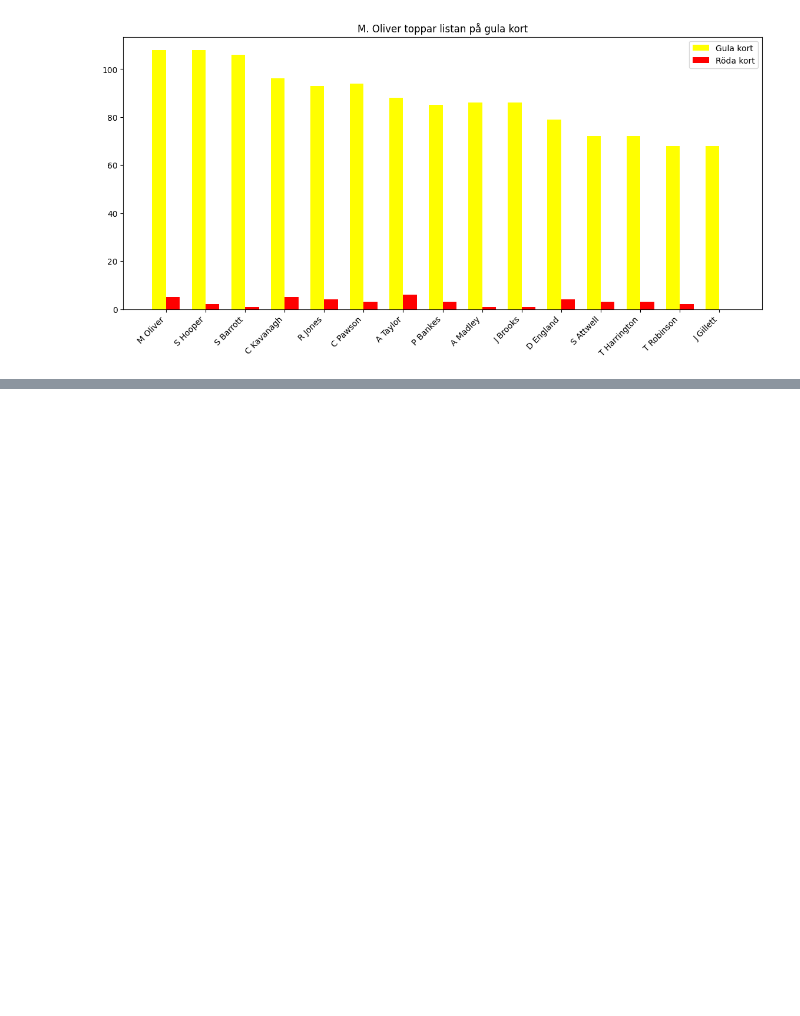
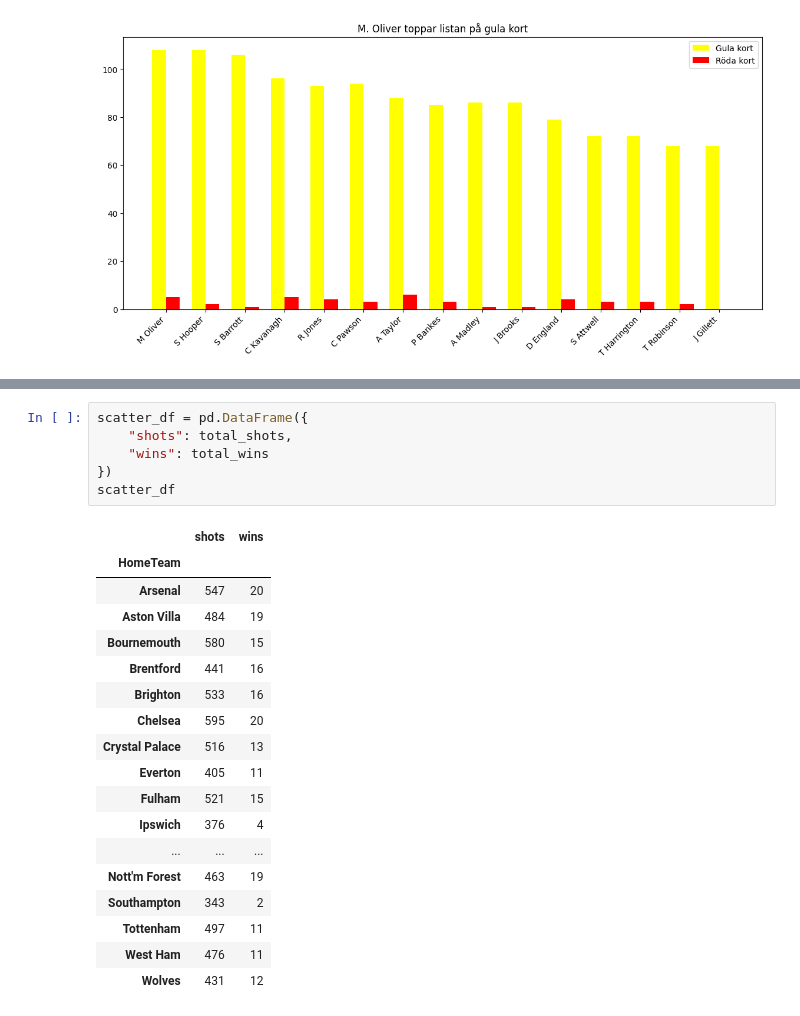
Before and after one commit to OliverApel96/kk1-premier-league, a Jupyter notebook: notebook.ipynb, the cells around one changed output, grey strips where cells are left out. Drawn from its saved outputs; the diff is of its cells as text; blank space fills up the shorter version.

```diff
--- a/notebook.ipynb
+++ b/notebook.ipynb
@@ -149,0 +176,25 @@ Text(0.5, 1.0, 'M. Oliver toppar listan på gula kort')
+# %%
+scatter_df = pd.DataFrame({
+    "shots": total_shots,
+    "wins": total_wins
+})
+scatter_df
+# %% [output]
+|  | shots | wins |
+| HomeTeam |  |  |
+| Arsenal | 547 | 20 |
+| Aston Villa | 484 | 19 |
+| Bournemouth | 580 | 15 |
+| Brentford | 441 | 16 |
+| Brighton | 533 | 16 |
+| Chelsea | 595 | 20 |
+| Crystal Palace | 516 | 13 |
+| Everton | 405 | 11 |
+| Fulham | 521 | 15 |
+| Ipswich | 376 | 4 |
+| ... | ... | ... |
+| Nott'm Forest | 463 | 19 |
+| Southampton | 343 | 2 |
+| Tottenham | 497 | 11 |
+| West Ham | 476 | 11 |
+| Wolves | 431 | 12 |
```
Also changed, not shown: parts of 2 cells of this notebook.
